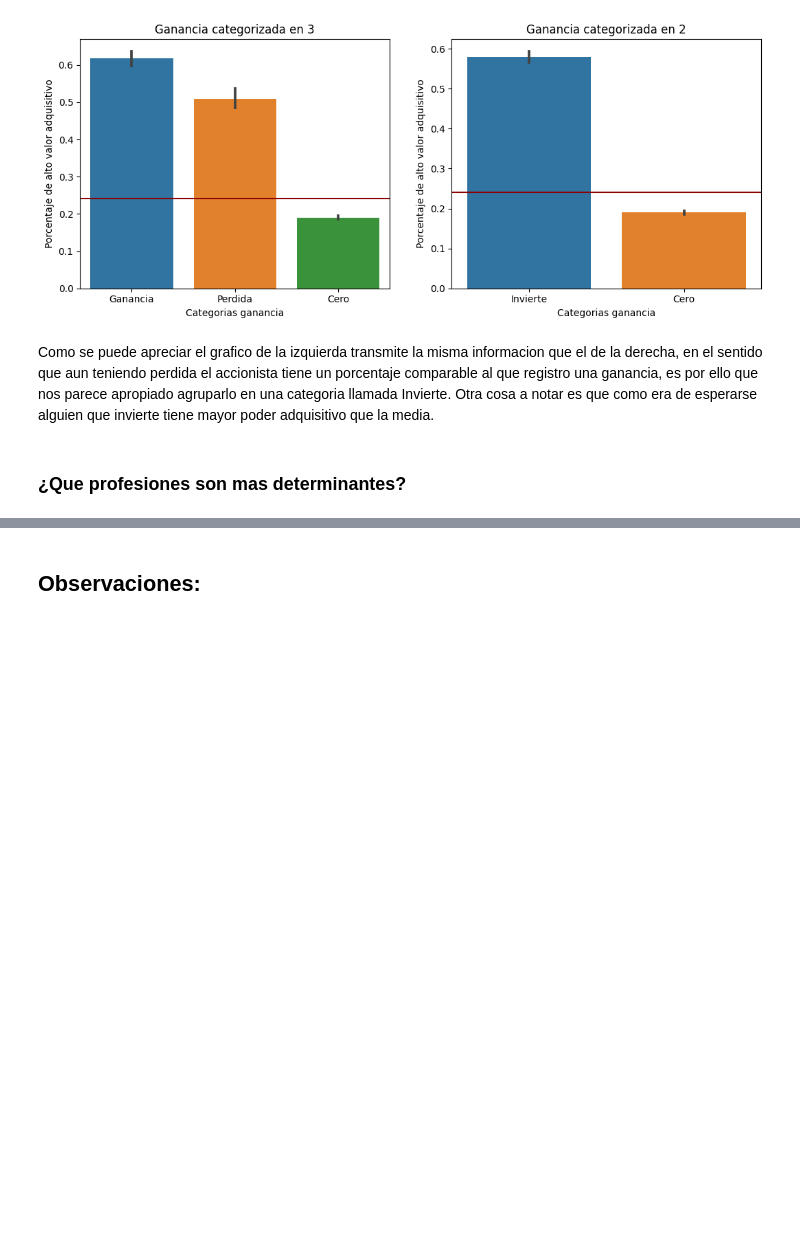
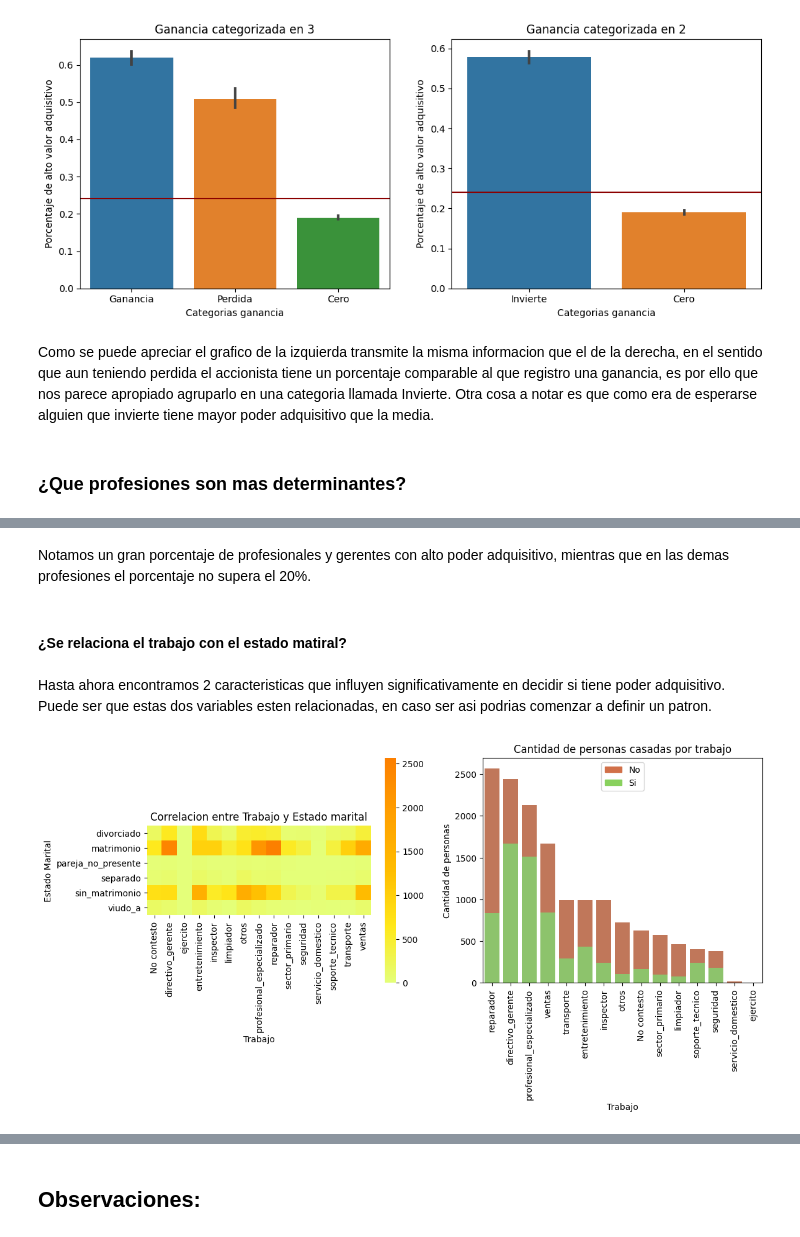
Before and after one commit to SantiValdezUlzurrun/TP-2021-1C-Organizacion-de-datos, a Jupyter notebook: INFORME.ipynb, the cells around one changed output, grey strips where cells are left out. Saved outputs shown, nothing was run; the diff lists cells and outputs as text; code cells hidden in the pictures; blank space fills up the shorter version.

```diff
--- a/INFORME.ipynb
+++ b/INFORME.ipynb
@@ -365,0 +398,60 @@ Sabemos que distintas profesiones tienen distintos ingresos, por lo tanto podria
+# %% [markdown]
+ Notamos un gran porcentaje de profesionales y gerentes con alto poder adquisitivo, mientras que en las demas profesiones el porcentaje no supera el 20%.
+# %% [markdown]
+#### ¿Se relaciona el trabajo con el estado matiral?
+# %% [markdown]
+ Hasta ahora encontramos 2 caracteristicas que influyen significativamente en decidir si tiene poder adquisitivo. Puede ser que estas dos variables esten relacionadas, en caso ser asi podrias comenzar a definir un patron.
+# %%
+fig, axes = plt.subplots(nrows=1, ncols=2, figsize=[6.4 * 2, 4.8], dpi=100)
+
+df_temp = df.copy()
+
+df_temp['unos'] = [1] * 32527
+df_estado_marital= pd.pivot_table(
+    df_temp,
+    'unos',
+    'estado_marital',
+    'trabajo',
+    'count',
+    total.sort_values('tiene_alto_valor_adquisitivo', ascending = False)['trabajo']
+).sort_index()
+#Elimino intersecciones nulas
+df_estado_marital = df_estado_marital.replace({np.nan: 0})
+
+
+
+sns.heatmap(df_estado_marital, square=True, cmap="Wistia", ax = axes[0])
+axes[0].set(xlabel='Trabajo', ylabel='Estado Marital', title='Correlacion entre Trabajo y Estado marital')
+
+
+df_matrimonio = df[df['estado_marital'] == 'matrimonio']
+
+total = df_matrimonio.groupby('trabajo')['tiene_alto_valor_adquisitivo'].sum().reset_index()
+alto_valor = df_matrimonio[df_matrimonio.tiene_alto_valor_adquisitivo == 1].groupby('trabajo')['tiene_alto_valor_adquisitivo'].sum().reset_index()
+
+alto_valor['tiene_alto_valor_adquisitivo'] = df_matrimonio[df_matrimonio.tiene_alto_valor_adquisitivo == 1].groupby('trabajo')['tiene_alto_valor_adquisitivo'].sum().reset_index()['tiene_alto_valor_adquisitivo'].tolist()
+total['tiene_alto_valor_adquisitivo'] = df_matrimonio.groupby('trabajo')['anios_estudiados'].apply(lambda x: len(x)).tolist()
+
+
+bar1 = sns.barplot(y="tiene_alto_valor_adquisitivo",
+                   x="trabajo", data=total,
+                   color='#D17049',
+                   order = total.sort_values('tiene_alto_valor_adquisitivo', ascending = False)['trabajo'],
+                   ax = axes[1])
+
+bar2 = sns.barplot(y="tiene_alto_valor_adquisitivo",
+                   x="trabajo", data=alto_valor,
+                   color='#89D15E',
+                   order = total.sort_values('tiene_alto_valor_adquisitivo', ascending = False)['trabajo'],
+                   ax = axes[1])
+
+top_bar = mpatches.Patch(color='#D17049', label='No')
+bottom_bar = mpatches.Patch(color='#89D15E', label='Si')
+axes[1].legend(handles=[top_bar, bottom_bar])
+axes[1].set(xlabel = 'Trabajo', ylabel= 'Cantidad de personas', title = 'Cantidad de personas casadas por trabajo')
+bar1.set_xticklabels(bar1.get_xticklabels(),rotation=90)
+bar2.set_xticklabels(bar2.get_xticklabels(),rotation=90)
+
+plt.show()
+# %% [output]
+[figure, added]
```
Also changed, not shown: parts of 23 cells of this notebook, 5 other files.
